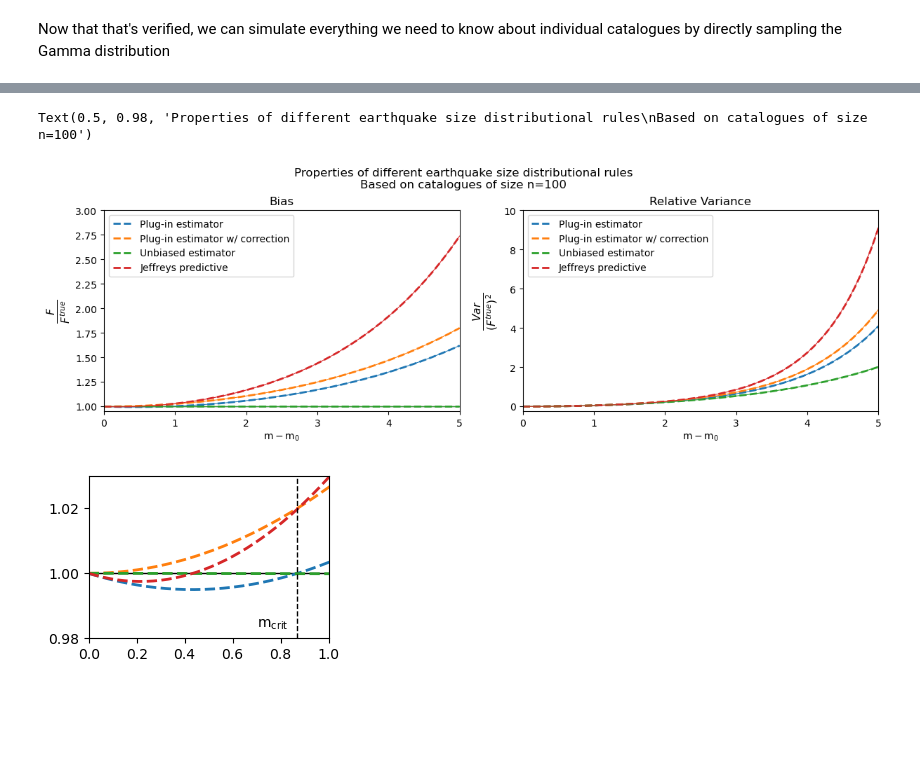
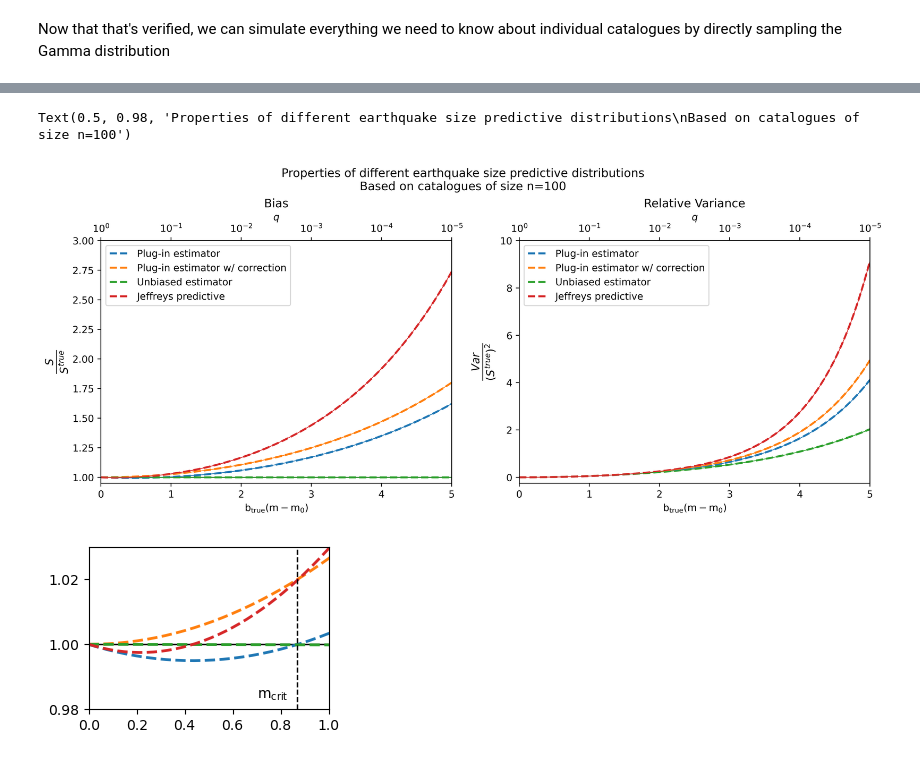
Before and after one commit to TNO/earthquake-size-estimation, a Jupyter notebook: unbiased_estimate_paper.ipynb, the cells around one changed output, grey strips where cells are left out. Cells and saved outputs as stored; diff of their text form; code cells hidden in the pictures; blank space fills up the shorter version.

```diff
--- a/unbiased_estimate_paper.ipynb
+++ b/unbiased_estimate_paper.ipynb
@@ -92,20 +92,20 @@ mom_range = seismic_moment(mrange)
 ground_truth_distribution = pareto((2/3)*b_true, scale=seismic_moment(mag_completeness), loc=0)
 ground_truth_poe = ground_truth_distribution.sf(mom_range)
 
-# Sample S from Gamma distribution (we now know this is identical to sampling catalogues and summing)
-s = gamma_dist(a=n, scale=1/(np.log(10)*b_true)).rvs(nr_simulations)
+# Sample T from Gamma distribution (we now know this is identical to sampling catalogues and summing)
+t = gamma_dist(a=n, scale=1/(np.log(10)*b_true)).rvs(nr_simulations)
 
 # Calculate different estimators
-unbiased_poe = (1-mrange[:,None]/s)**(n-1)
-naive_poe = np.exp(-n*mrange[:,None]/s)
-corrected_naive_poe = np.exp(-(n-1)*mrange[:,None]/s)
-jeffreys_poe = (s/(s + mrange[:,None]))**n
+unbiased_poe = (1-mrange[:,None]/t)**(n-1)
+naive_poe = np.exp(-n*mrange[:,None]/t)
+corrected_naive_poe = np.exp(-(n-1)*mrange[:,None]/t)
+jeffreys_poe = (t/(t + mrange[:,None]))**n
 unbiased_poe_mean = unbiased_poe.mean(axis=1)
 naive_poe_mean = naive_poe.mean(axis=1)
 corrected_naive_poe_mean = corrected_naive_poe.mean(axis=1)
 jeffreys_poe_mean = jeffreys_poe.mean(axis=1)
 
-# # Create figure of ground truth and different estimators (based on sampling S, i.e. based on sampling catalogues)
+# # Create figure of ground truth and different estimators (based on sampling T, i.e. based on sampling catalogues)
 fig, ax = plt.subplots(ncols=1, nrows=1, figsize=(9, 6), constrained_layout=True)
 plot_distr(mrange, ground_truth_poe, ax=ax, label=f"Ground truth (b={b_true:.1f})", c="grey", lw=6.0,  ls="-", alpha=0.3)
 plot_distr(mrange, naive_poe_mean, ax=ax, label="Plug-in estimator", c="C0", lw=2.0, ls="--")
@@ -126,6 +126,6 @@ ax.set_xlabel("$\\mathrm{m}-\\mathrm{m_0}$")
 # ax.set_ylabel("$\\frac{F}{F^{true}}$", fontsize=16)
 ax.set_ylabel("Exceedance probability")
 ax.legend(loc="upper right")
-ax.set_title(f"Mean behaviour of different earthquake size distributional rules\n"
+ax.set_title(f"Mean behaviour of different earthquake size predictive distributions\n"
 f"Based on catalogues of size n={n}")
 # %% [output]
@@ -223,8 +226,8 @@ jeffreys_var = np.var(jeffreys_poe, axis=1)
 # Now we plot them against the magnitude
 # We normalize the variance by the expected value squared to get a relative variance
 
-# Create figure of ground truth and different estimators (based on sampling S, i.e. based on sampling catalogues)
-fig, ax = plt.subplots(ncols=2, nrows=1, figsize=(12, 4), constrained_layout=True)
+# Create figure of ground truth and different estimators (based on sampling T, i.e. based on sampling catalogues)
+fig, ax = plt.subplots(ncols=2, nrows=1, figsize=(12, 5), constrained_layout=True, dpi=500)
 ax[0].plot(mrange, ground_truth_poe/ground_truth_poe, c="k", lw=1.0, ls="-")
 ax[0].plot(mrange, naive_poe_mean/ground_truth_poe, label="Plug-in estimator", c="C0", lw=2.0, ls="--")
 ax[0].plot(mrange, corrected_naive_poe_mean/ground_truth_poe, label="Plug-in estimator w/ correction", c="C1", lw=2.0, ls="--")
@@ -235,41 +238,55 @@ ax[0].plot(mrange, theoretical_curves['corrected']/ground_truth_poe, c="C1", lw=
 ax[0].plot(mrange, theoretical_curves['unbiased']/ground_truth_poe, c="C2", lw=0.75, ls="-")
 ax[0].plot(mrange, theoretical_curves['jeffreys']/ground_truth_poe, c="C3", lw=0.75, ls="-")
 # ax[0].set_yscale("log")
 ax[0].set_xlim(mrange[0], mrange[-1])
 ax[0].set_ylim(0.95, 3)
-ax[0].set_xlabel("$\\mathrm{m}-\\mathrm{m_0}$")
-ax[0].set_ylabel("$\\frac{F}{F^{true}}$",fontsize=16)
+ax[0].set_xlabel("$\\mathrm{b_{true}(m-m_0)}$")
+ax[0].set_ylabel("$\\frac{S}{S^{true}}$",fontsize=16)
 ax[0].legend(loc="upper left")
 ax[0].set_title(f"Bias")
 
 ax[1].plot(mrange, naive_var/(ground_truth_poe**2), label="Plug-in estimator", c="C0", lw=2.0, ls="--")
 ax[1].plot(mrange, corrected_naive_var/(ground_truth_poe**2), label="Plug-in estimator w/ correction", c="C1", lw=2.0, ls="--")
 ax[1].plot(mrange, unbiased_var/(ground_truth_poe**2), label="Unbiased estimator", c="C2", lw=2.0, ls="--")
 ax[1].plot(mrange, jeffreys_var/(ground_truth_poe**2), label="Jeffreys predictive", c="C3", lw=2.0, ls="--")
 
 # Compare to theoretical curves
 theoretical_naive_var = get_var_naive(mrange, n, b_true*np.log(10))
 theoretical_corrected_naive_var = get_var_corrected_naive(mrange, n, b_true*np.log(10))
 theoretical_jeffreys_var = get_var_jeffreys(mrange, n, b_true*np.log(10))
 theoretical_unbiased_var = get_var_unbiased(mrange, n, b_true*np.log(10))
 ax[1].plot(mrange, theoretical_naive_var/(ground_truth_poe**2), c="C0", lw=0.75, ls="-")
 ax[1].plot(mrange, theoretical_corrected_naive_var/(ground_truth_poe**2), c="C1", lw=0.75, ls="-")
 ax[1].plot(mrange, theoretical_unbiased_var/(ground_truth_poe**2), c="C2", lw=0.75, ls="-")
 ax[1].plot(mrange, theoretical_jeffreys_var/(ground_truth_poe**2), c="C3", lw=0.75, ls="-")
 
 ax[1].set_xlim(mrange[0], mrange[-1])
 ax[1].set_ylim(-0.25, 10)
-ax[1].set_xlabel("$\\mathrm{m}-\\mathrm{m_0}$")
-ax[1].set_ylabel("$\\frac{Var}{(F^{true})^2}$",fontsize=16)
+ax[1].set_xlabel("$\\mathrm{b_{true}(m-m_0)}$")
+ax[1].set_ylabel("$\\frac{Var}{(S^{true})^2}$",fontsize=16)
 
 
 ax[1].legend(loc="upper left")
 ax[1].set_title(f"Relative Variance")
-plt.suptitle(f"Properties of different earthquake size distributional rules\n"
-f"Based on catalogues of size n={n}")
+
+# Insert a secondary x-axis using log scale for both subplots
+ax0 = ax[0].twiny()
+ax0.set_xlabel("$q$")
+ax0.set_xticks([0,1,2,3,4,5])
+ax0.set_xticklabels([f'$\\mathrm{{10^{{{x}}}}}$' for x in [0,-1,-2,-3,-4,-5]])
+ax1 = ax[1].twiny()
+ax1.set_xlabel("$q$")
+ax1.set_xticks([0,1,2,3,4,5])
+ax1.set_xticklabels([f'$\\mathrm{{10^{{{x}}}}}$' for x in [0,-1,-2,-3,-4,-5]])
+
+
+
+
+plt.suptitle(f"Properties of different earthquake size predictive distributions\n"
+f"Based on catalogues of size n={n}")#   +", $b^*_{true}=\\mathrm{ln}(10)$")
 # %% [output]
-Text(0.5, 0.98, 'Properties of different earthquake size distributional rules\nBased on catalogues of size n=100')
+Text(0.5, 0.98, 'Properties of different earthquake size predictive distributions\nBased on catalogues of size n=100')
-[figure, old version]
+[figure, new version]
 # %%
 # Bias ratio plots: Mean of estimator divided by ground truth PoE
 fig, ax = plt.subplots(ncols=1, nrows=1, figsize=(3, 2), constrained_layout=True)
```
Also changed, not shown: parts of 10 cells of this notebook.
